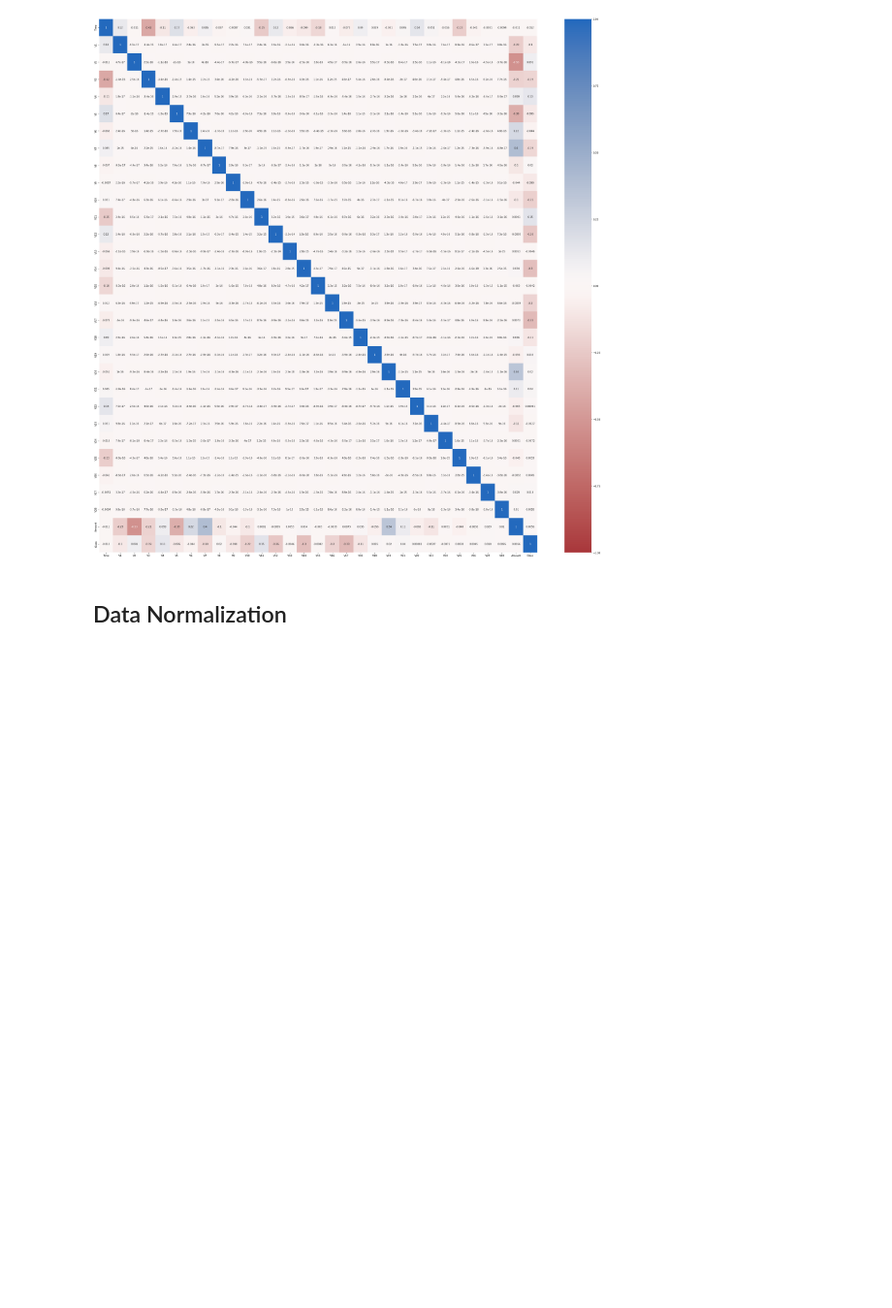
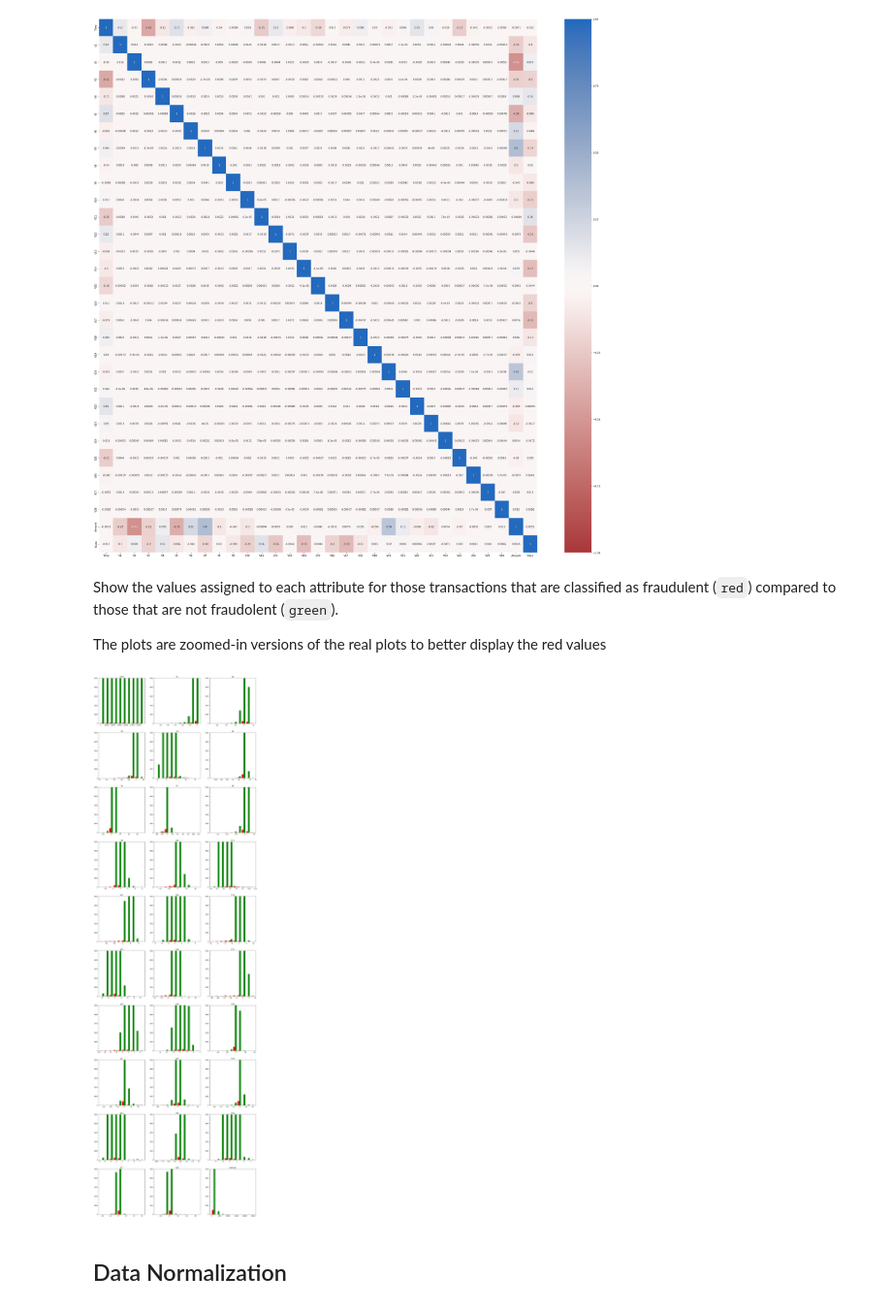
Before and after one commit to MargheritaMusumeci/Credit-card-fraud-detection, a Jupyter notebook: CCFD.ipynb, the cells around one changed output. Shown at 97% size. Drawn from its saved outputs; the diff is of its cells as text; code cells hidden in the pictures; blank space fills up the shorter version.

```diff
--- a/CCFD.ipynb
+++ b/CCFD.ipynb
@@ -148,5 +146,28 @@ sns.heatmap(dataset.corr(),ax = ax,  annot = True, cmap = 'vlag_r', vmin = -1, v
 # %% [output]
 <matplotlib.axes._subplots.AxesSubplot at 0x...>
 [figure]
+# %% [markdown]
+Show the values assigned to each attribute for those transactions that are classified as fraudulent (`red`) compared to those that are not fraudolent (`green`).
+
+The plots are zoomed-in versions of the real plots to better display the red values
+# %%
+# split the dataset in fraud and no-fraud subsets
+fraud = dataset[dataset["Class"] == 1]
+no_fraud = dataset[dataset["Class"] == 0]
+
+# create the subplot schema
+fig, ax = plt.subplots(10, 3, sharex=False, sharey=False, figsize=(20,70))
+
+n = 30 # number of columns to be printed
+colors = ['red', 'green']
+
+axis = ax.flatten()
+
+for i,j in zip(range(n), axis):
+    j.hist([fraud.iloc[:,i], no_fraud.iloc[:,i]], color=colors)
+    j.set_title(fraud.columns[i])
+    j.set_ylim(top = 5000) # fix y top limit to 5000
+# %% [output]
+[figure, added]
 # %% [markdown]
 ## Data Normalization
```
Also changed, not shown: parts of 85 cells of this notebook, 2 other files.
